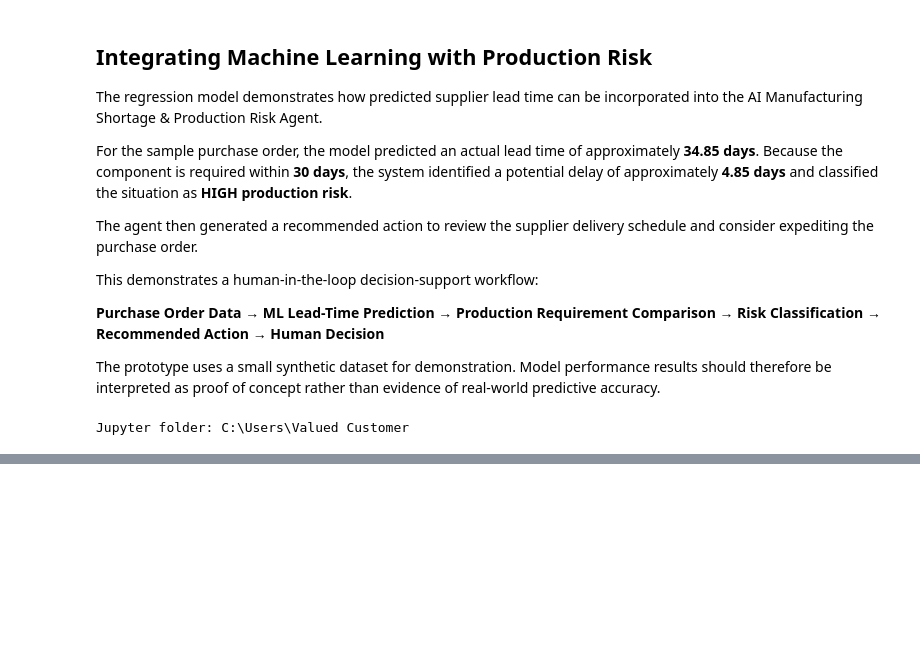
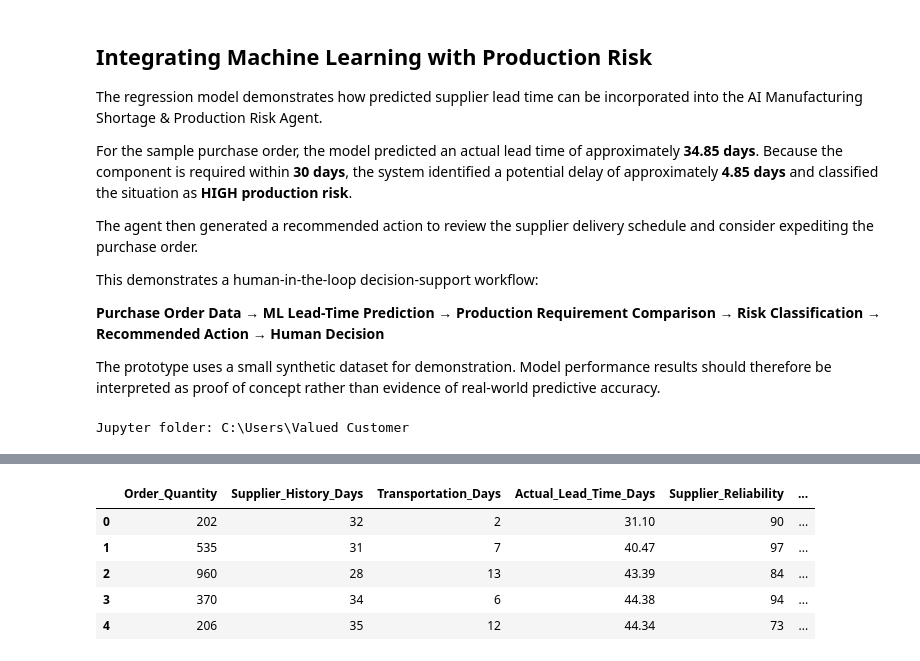
Before and after one commit to renaae/AI-Manufacturing-Shortage-Agent, a Jupyter notebook: AI_Manufacturing_Shortage_Agent.ipynb, the cells around one changed output, grey strips where cells are left out. Saved outputs shown, nothing was run; the diff lists cells and outputs as text; code cells hidden in the pictures; blank space fills up the shorter version.

```diff
--- a/AI_Manufacturing_Shortage_Agent.ipynb
+++ b/AI_Manufacturing_Shortage_Agent.ipynb
@@ -1070,0 +1087,25 @@ Jupyter folder: C:\Users\Valued Customer
+# %%
+
+import numpy as np
+import pandas as pd
+
+# Make the results repeatable
+np.random.seed(42)
+
+# Generate 500 simulated purchase orders
+data_500 = pd.DataFrame({
+    'Order_Quantity': np.random.randint(100, 1000, 500),
+    'Supplier_History_Days': np.random.randint(10, 40, 500),
+    'Transportation_Days': np.random.randint(2, 15, 500)
+})
+
+# Create simulated actual delivery times
+data_500['Actual_Lead_Time_Days'] = (
+    data_500['Supplier_History_Days']
+    + data_500['Transportation_Days']
+    + data_500['Order_Quantity'] * 0.002
+    + np.random.normal(0, 2, 500)
+).round(2)
+
+# Display the first five purchase orders
+data_500.head()
@@ -1070,0 +1142,19 @@ Jupyter folder: C:\Users\Valued Customer
+# %%
+
+# Step 12 - Add supplier reliability and weather delays
+
+# Supplier reliability scores between 70% and 100%
+data_500['Supplier_Reliability'] = np.random.randint(70, 101, 500)
+
+# Weather delays between 0 and 5 days
+data_500['Weather_Delay_Days'] = np.random.randint(0, 6, 500)
+
+# Display the first five purchase orders
+data_500.head()
+# %% [output]
+|  | Order_Quantity | Supplier_History_Days | Transportation_Days | Actual_Lead_Time_Days | Supplier_Reliability | ... |
+| 0 | 202 | 32 | 2 | 31.10 | 90 | ... |
+| 1 | 535 | 31 | 7 | 40.47 | 97 | ... |
+| 2 | 960 | 28 | 13 | 43.39 | 84 | ... |
+| 3 | 370 | 34 | 6 | 44.38 | 94 | ... |
+| 4 | 206 | 35 | 12 | 44.34 | 73 | ... |
```
Also changed, not shown: parts of 46 cells of this notebook, 1 other file.
